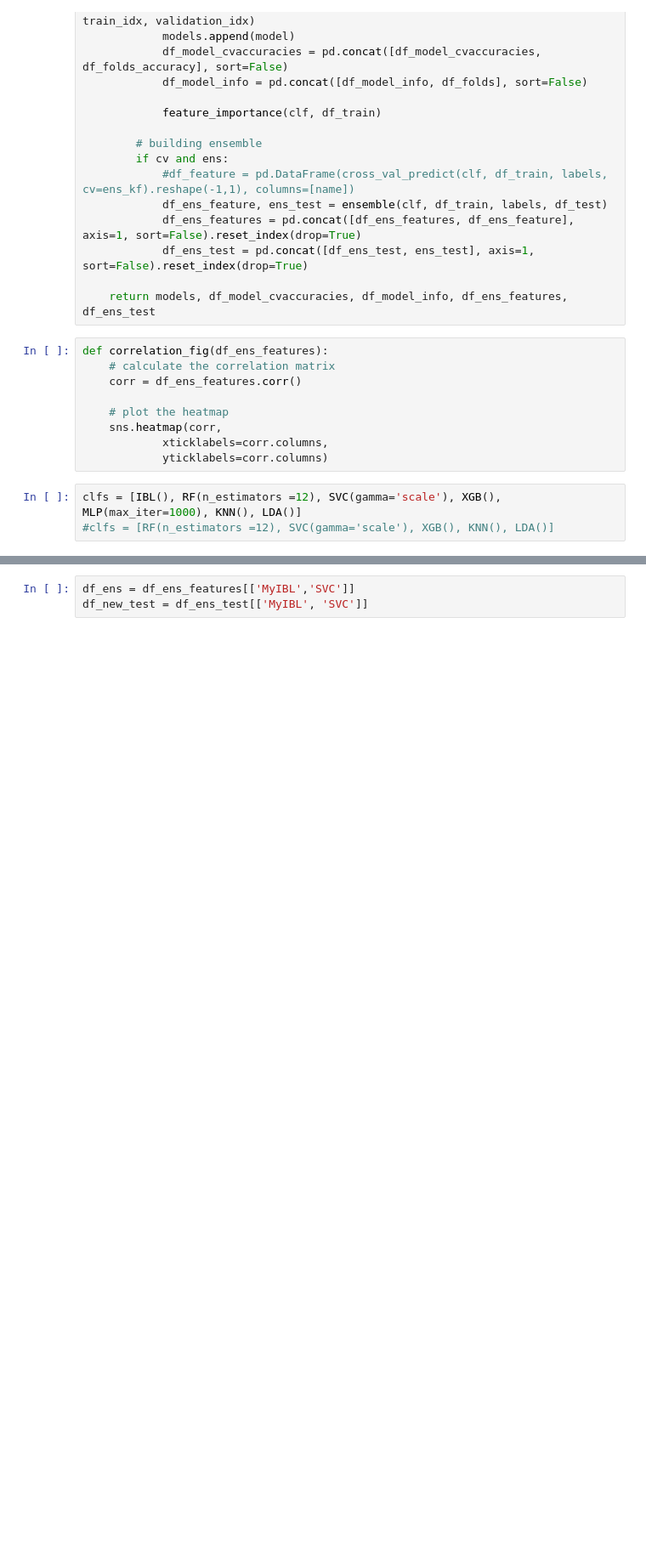
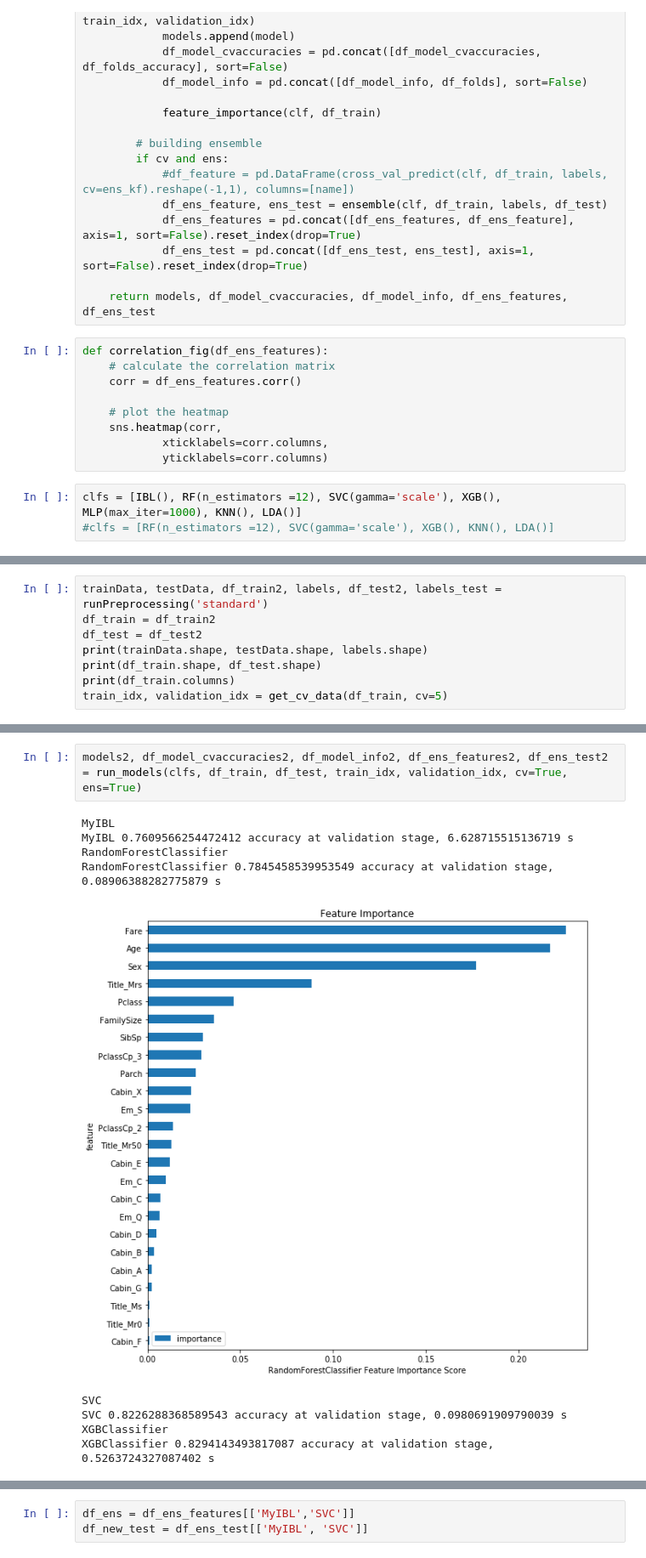
Before and after one commit to jforjohn/titanic_survival, a Jupyter notebook: ModelAnalysis.ipynb, the cells around one changed output, grey strips where cells are left out. Shown at 85% size. Drawn from its saved outputs; the diff is of its cells as text; blank space fills up the shorter version.

```diff
--- a/ModelAnalysis.ipynb
+++ b/ModelAnalysis.ipynb
@@ -261,0 +286,8 @@ correlation_fig(df_ens_features)
+# %%
+trainData, testData, df_train2, labels, df_test2, labels_test = runPreprocessing('standard')
+df_train = df_train2
+df_test = df_test2
+print(trainData.shape, testData.shape, labels.shape)
+print(df_train.shape, df_test.shape)
+print(df_train.columns)
+train_idx, validation_idx = get_cv_data(df_train, cv=5)
@@ -261,0 +301,12 @@ correlation_fig(df_ens_features)
+# %%
+models2, df_model_cvaccuracies2, df_model_info2, df_ens_features2, df_ens_test2 = run_models(clfs, df_train, df_test, train_idx, validation_idx, cv=True, ens=True)
+# %% [output]
+MyIBL
+MyIBL 0.7609566254472412 accuracy at validation stage, 6.628715515136719 s
+RandomForestClassifier
+RandomForestClassifier 0.7845458539953549 accuracy at validation stage, 0.08906388282775879 s
+[figure, added]
+SVC
+SVC 0.8226288368589543 accuracy at validation stage, 0.0980691909790039 s
+XGBClassifier
+XGBClassifier 0.8294143493817087 accuracy at validation stage, 0.5263724327087402 s
```
Also changed, not shown: parts of 59 cells of this notebook.
